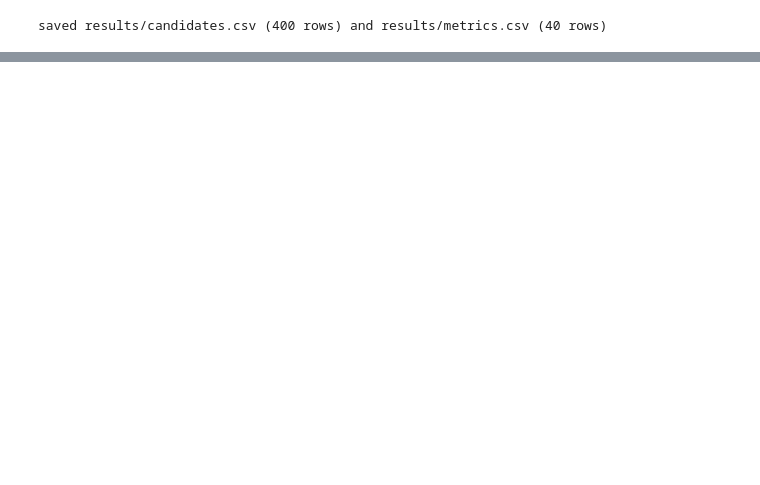
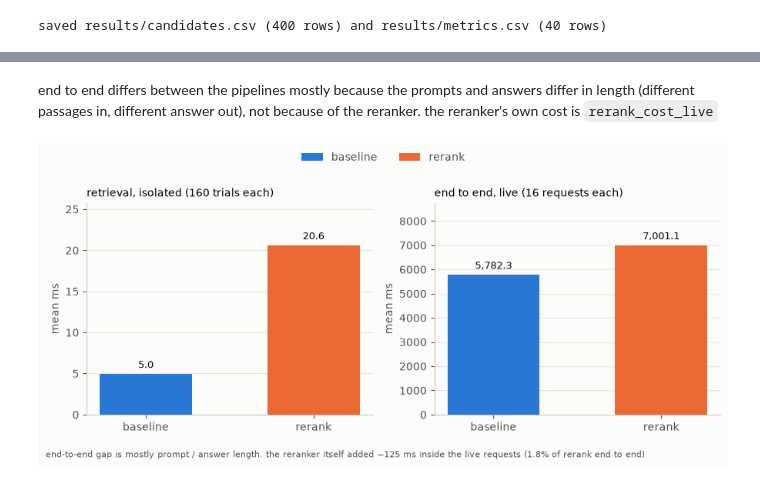
Before and after one commit to itikelabhaskar/gdpr-rag-rerank, a Jupyter notebook: rag_rerank.ipynb, the cells around one changed output, grey strips where cells are left out. Cells and saved outputs as stored; diff of their text form; code cells hidden in the pictures; blank space fills up the shorter version.

```diff
--- a/rag_rerank.ipynb
+++ b/rag_rerank.ipynb
@@ -126,7 +138,10 @@ def hf_revision(repo_id: str) -> str:
 
 
 def command_output(command: list) -> str:
-    return subprocess.run(command, capture_output=True, text=True).stdout.strip()
+    try:
+        return subprocess.run(command, capture_output=True, text=True).stdout.strip()
+    except OSError:
+        return "unavailable"  # tool not installed on this machine
 
 
 PACKAGES = ("torch", "sentence-transformers", "transformers", "faiss-cpu", "pymupdf", "ollama", "numpy", "pandas")
@@ -648,7 +688,6 @@ split rules: {'none': 570, 'points': 18, 'sentences': 10, 'subparagraphs': 9}
 units split into pieces: ['art5.1', 'art9.2', 'art28.3', 'art47.2', 'art49.1', 'art57.1', 'art70.1', 'art83.2', 'rec19', 'rec36', 'rec39', 'rec50', 'rec68', 'rec71', 'rec129', 'rec143', 'rec156']
 # %%
 #chunk length, the cap line is where a chunk would start losing text in the bi-encoder (384)
-SURFACE, INK, MUTED, SERIES = "#fcfcfb", "#0b0b0b", "#52514e", "#2a78d6"
 figure, axis = plt.subplots(figsize=(8, 3.6), facecolor=SURFACE)
 axis.set_facecolor(SURFACE)
 axis.hist(chunks.n_tokens, bins=range(0, MAX_CHUNK_TOKENS + 25, 10), color=SERIES, edgecolor=SURFACE, linewidth=1)
@@ -658,12 +697,12 @@ axis.set_title(f"chunk length, {len(chunks)} chunks", loc="left", color=INK, fon
 axis.set_xlabel("bi-encoder tokens (header included)", color=MUTED)
 axis.set_ylabel("chunks", color=MUTED)
 axis.tick_params(colors=MUTED)
-axis.grid(axis="y", color="#e6e5e1", linewidth=0.8)
+axis.grid(axis="y", color=GRID, linewidth=0.8)
 axis.set_axisbelow(True)
 for side in ("top", "right"):
     axis.spines[side].set_visible(False)
 for side in ("left", "bottom"):
-    axis.spines[side].set_color("#c9c8c3")
+    axis.spines[side].set_color(AXIS)
 figure.tight_layout()
 figure.savefig(FIGURES / "chunk_tokens.png", dpi=200, facecolor=SURFACE)
 plt.show()
@@ -1689,0 +1603,31 @@ saved run info and numbers summary; labelled answer cache unchanged
+# %% [markdown]
+end to end differs between the pipelines mostly because the prompts and answers differ in length (different passages in, different
+answer out), not because of the reranker. the reranker's own cost is `rerank_cost_live`
+# %%
+#left = retrieval alone, right = whole live request. different scales, so two panels instead of one axis
+figure, axes = plt.subplots(1, 2, figsize=(9, 4.1), facecolor=SURFACE)
+for axis, stages, title in zip(axes, (("baseline_retrieval", "rerank_retrieval"),
+                                    ("baseline_end_to_end_ms", "rerank_end_to_end_ms")),
+                               ("retrieval, isolated (160 trials each)", "end to end, live (16 requests each)")):
+    style_axis(axis)
+    values = [float(latency_means[stage]) for stage in stages]
+    axis.bar([0, 1], values, color=[SERIES, ORANGE], width=0.55)
+    axis.set(xticks=[0, 1], xticklabels=["baseline", "rerank"], ylabel="mean ms", ylim=(0, max(values) * 1.25))
+    axis.set_title(title, loc="left", fontsize=10)
+    for position, value in enumerate(values):
+        axis.text(position, value + max(values) * 0.035, f"{value:,.1f}", ha="center", fontsize=9, color=INK)
+figure.legend(handles=[Patch(facecolor=SERIES, label="baseline"), Patch(facecolor=ORANGE, label="rerank")],
+              loc="upper center", ncol=2, frameon=False, labelcolor=MUTED)
+figure.text(0.01, 0.01, f"end-to-end gap is mostly prompt / answer length. the reranker itself added ~{rerank_cost['live_ms']:.0f} ms "
+            f"inside the live requests ({rerank_cost['live_pct_of_rerank_end_to_end']:.1f}% of rerank end to end)", fontsize=8, color=MUTED)
+figure.tight_layout(rect=(0, 0.05, 1, 0.9))
+figure.savefig(FIGURES / "latency.png", dpi=200, facecolor=SURFACE)
+plt.show()
+plt.close(figure)
+RUN_INFO["latency"] = {"config": LATENCY_CONFIG, "warmups": TIMING_WARMUPS, "retrieval_repetitions": TIMING_REPEATS,
+                       "retrieval_trials": len(retrieval_timings), "llm_requests": len(llm_timings),
+                       "ollama_placement": ollama_placement(LLM), "generation_order": "alternates by query",
+                       "cache_state": "warm model, ollama may reuse a prompt prefix", "rerank_cost": rerank_cost}
+save_run_info()
+# %% [output]
+[figure, added]
```
Also changed, not shown: parts of 69 cells of this notebook, 21 other files.
